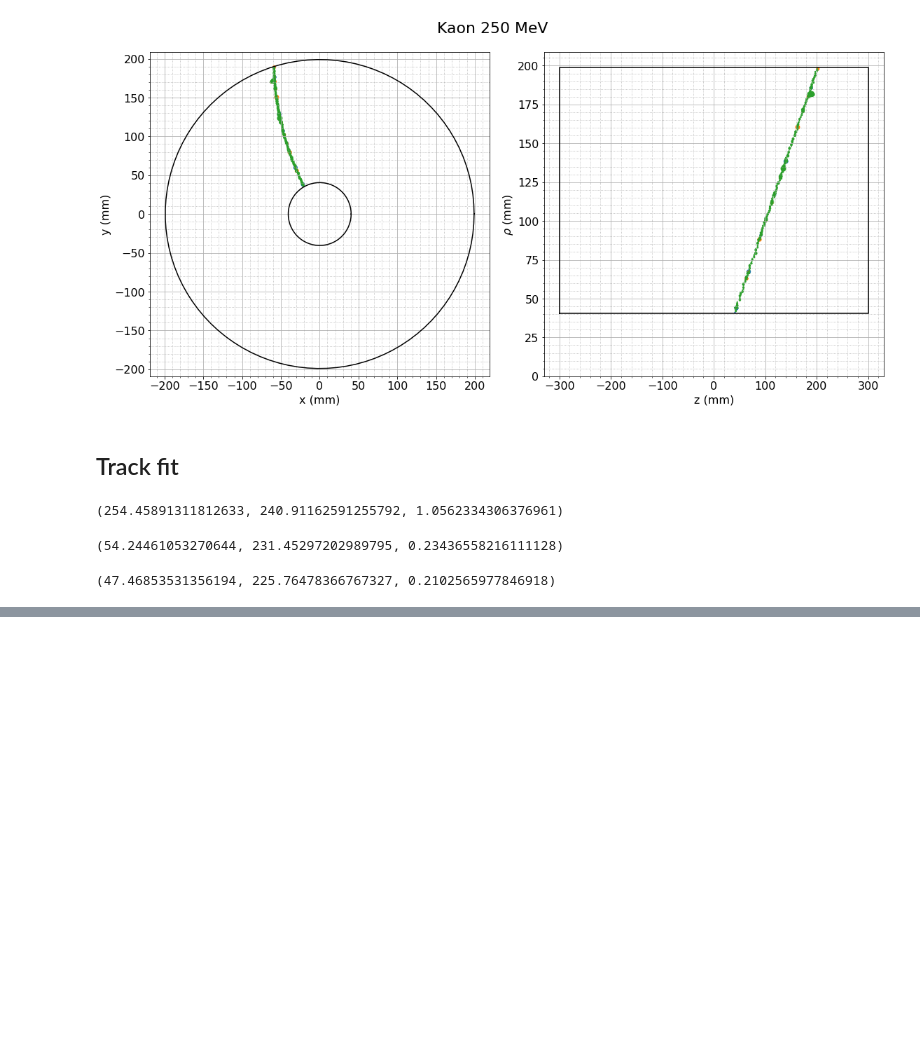
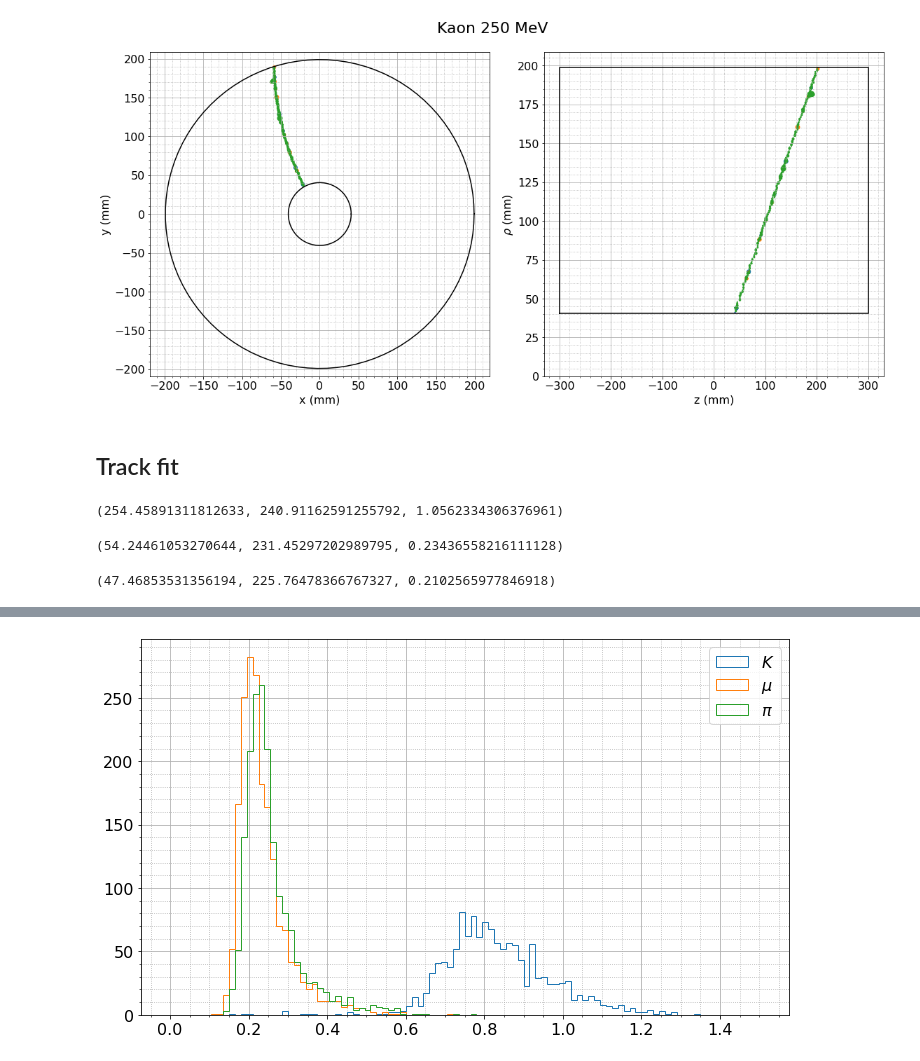
Before and after one commit to VitalyVorobyev/tpcdigi, a Jupyter notebook: Untitled.ipynb, the cells around one changed output, grey strips where cells are left out. Saved outputs shown, nothing was run; the diff lists cells and outputs as text; code cells hidden in the pictures; blank space fills up the shorter version.

Commit message:
pid comparison hist

```diff
--- a/Untitled.ipynb
+++ b/Untitled.ipynb
@@ -91,0 +123,12 @@ q, l, dEdx
+# %%
+plt.figure(figsize=(10, 6))
+plt.minorticks_on()
+plt.grid(which='major')
+plt.grid(which='minor', linestyle=':')
+plt.hist(kv, bins=100, range=(0, 1.5), histtype='step', label='$K$')
+plt.hist(muv, bins=100, range=(0, 1.5), histtype='step', label=r'$\mu$')
+plt.hist(piv, bins=100, range=(0, 1.5), histtype='step', label=r'$\pi$')
+plt.legend()
+plt.tight_layout()
+# %% [output]
+[figure, added]
```
Also changed, not shown: parts of 12 cells of this notebook, 1 other file.
